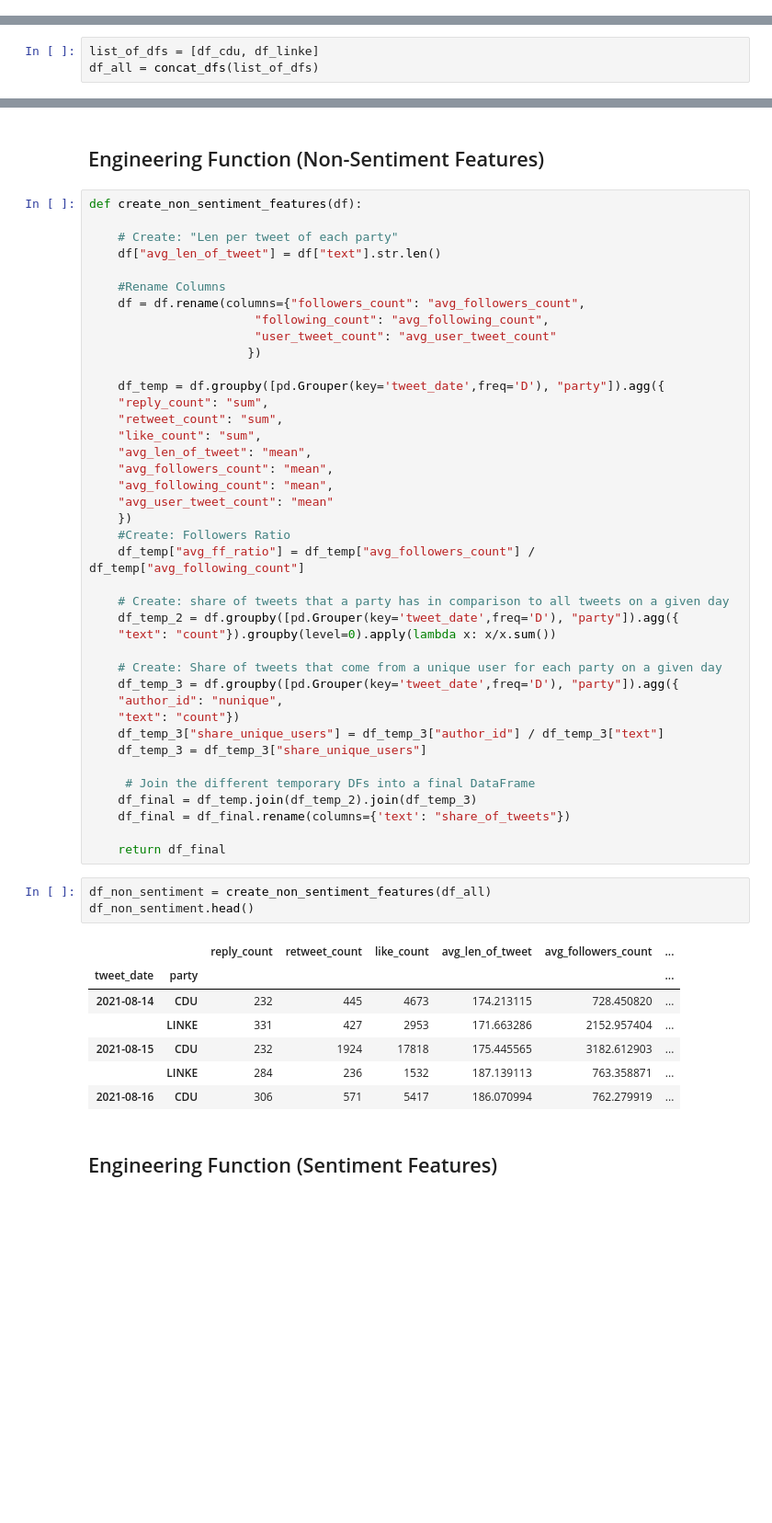
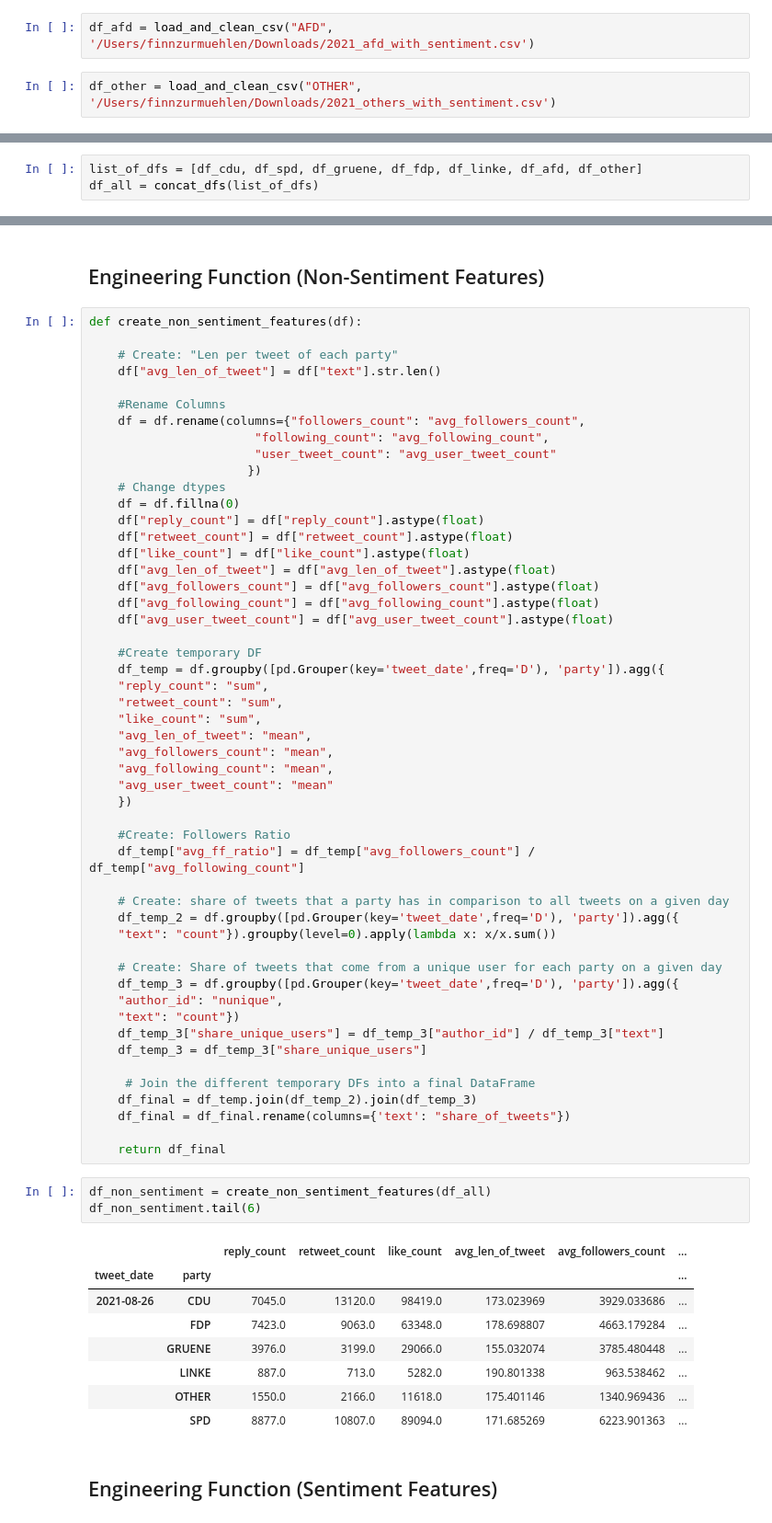
Before and after one commit to NicolasBuehringer/project_delphi, a Jupyter notebook: notebooks/05finn/finnzm_api_sample_data_v1.ipynb, the cells around one changed output, grey strips where cells are left out. Shown at 92% size. Drawn from its saved outputs; the diff is of its cells as text; blank space fills up the shorter version.

```diff
--- a/notebooks/05finn/finnzm_api_sample_data_v1.ipynb
+++ b/notebooks/05finn/finnzm_api_sample_data_v1.ipynb
@@ -81,3 +76,7 @@ df_linke.head(3)
+# %%
+df_afd = load_and_clean_csv("AFD", '/Users/finnzurmuehlen/Downloads/2021_afd_with_sentiment.csv')
+# %%
+df_other = load_and_clean_csv("OTHER", '/Users/finnzurmuehlen/Downloads/2021_others_with_sentiment.csv')
 # %% [markdown]
 # Concat. DataFrames
 # %% [markdown]
@@ -93,5 +92,5 @@ def concat_dfs(list_of_dfs):
 # %% [markdown]
 ## Concat DFs
 # %%
-list_of_dfs = [df_cdu, df_linke]
+list_of_dfs = [df_cdu, df_spd, df_gruene, df_fdp, df_linke, df_afd, df_other]
 df_all = concat_dfs(list_of_dfs)
@@ -110,8 +111,18 @@ def create_non_sentiment_features(df):
                        "following_count": "avg_following_count",
                        "user_tweet_count": "avg_user_tweet_count"
                       })
+    # Change dtypes
+    df = df.fillna(0)
+    df["reply_count"] = df["reply_count"].astype(float)
+    df["retweet_count"] = df["retweet_count"].astype(float)
+    df["like_count"] = df["like_count"].astype(float)
+    df["avg_len_of_tweet"] = df["avg_len_of_tweet"].astype(float)
+    df["avg_followers_count"] = df["avg_followers_count"].astype(float)
+    df["avg_following_count"] = df["avg_following_count"].astype(float)
+    df["avg_user_tweet_count"] = df["avg_user_tweet_count"].astype(float)
 
-    df_temp = df.groupby([pd.Grouper(key='tweet_date',freq='D'), "party"]).agg({
+    #Create temporary DF
+    df_temp = df.groupby([pd.Grouper(key='tweet_date',freq='D'), 'party']).agg({
     "reply_count": "sum",
     "retweet_count": "sum",
     "like_count": "sum",
@@ -120,15 +131,16 @@ def create_non_sentiment_features(df):
     "avg_following_count": "mean",
     "avg_user_tweet_count": "mean"
     })
+
     #Create: Followers Ratio
     df_temp["avg_ff_ratio"] = df_temp["avg_followers_count"] / df_temp["avg_following_count"]
 
     # Create: share of tweets that a party has in comparison to all tweets on a given day
-    df_temp_2 = df.groupby([pd.Grouper(key='tweet_date',freq='D'), "party"]).agg({
+    df_temp_2 = df.groupby([pd.Grouper(key='tweet_date',freq='D'), 'party']).agg({
     "text": "count"}).groupby(level=0).apply(lambda x: x/x.sum())
 
     # Create: Share of tweets that come from a unique user for each party on a given day
-    df_temp_3 = df.groupby([pd.Grouper(key='tweet_date',freq='D'), "party"]).agg({
+    df_temp_3 = df.groupby([pd.Grouper(key='tweet_date',freq='D'), 'party']).agg({
     "author_id": "nunique",
     "text": "count"})
     df_temp_3["share_unique_users"] = df_temp_3["author_id"] / df_temp_3["text"]
@@ -141,15 +153,16 @@ def create_non_sentiment_features(df):
     return df_final
 # %%
 df_non_sentiment = create_non_sentiment_features(df_all)
-df_non_sentiment.head()
+df_non_sentiment.tail(6)
 # %% [output]
 |  |  | reply_count | retweet_count | like_count | avg_len_of_tweet | avg_followers_count | ... |
 | tweet_date | party |  |  |  |  |  | ... |
-| 2021-08-14 | CDU | 232 | 445 | 4673 | 174.213115 | 728.450820 | ... |
-|  | LINKE | 331 | 427 | 2953 | 171.663286 | 2152.957404 | ... |
-| 2021-08-15 | CDU | 232 | 1924 | 17818 | 175.445565 | 3182.612903 | ... |
-|  | LINKE | 284 | 236 | 1532 | 187.139113 | 763.358871 | ... |
-| 2021-08-16 | CDU | 306 | 571 | 5417 | 186.070994 | 762.279919 | ... |
+| 2021-08-26 | CDU | 7045.0 | 13120.0 | 98419.0 | 173.023969 | 3929.033686 | ... |
+|  | FDP | 7423.0 | 9063.0 | 63348.0 | 178.698807 | 4663.179284 | ... |
+|  | GRUENE | 3976.0 | 3199.0 | 29066.0 | 155.032074 | 3785.480448 | ... |
+|  | LINKE | 887.0 | 713.0 | 5282.0 | 190.801338 | 963.538462 | ... |
+|  | OTHER | 1550.0 | 2166.0 | 11618.0 | 175.401146 | 1340.969436 | ... |
+|  | SPD | 8877.0 | 10807.0 | 89094.0 | 171.685269 | 6223.901363 | ... |
 # %% [markdown]
 ## Engineering Function (Sentiment Features)
 # %%
```
Also changed, not shown: parts of 15 cells of this notebook, 4 other files.
